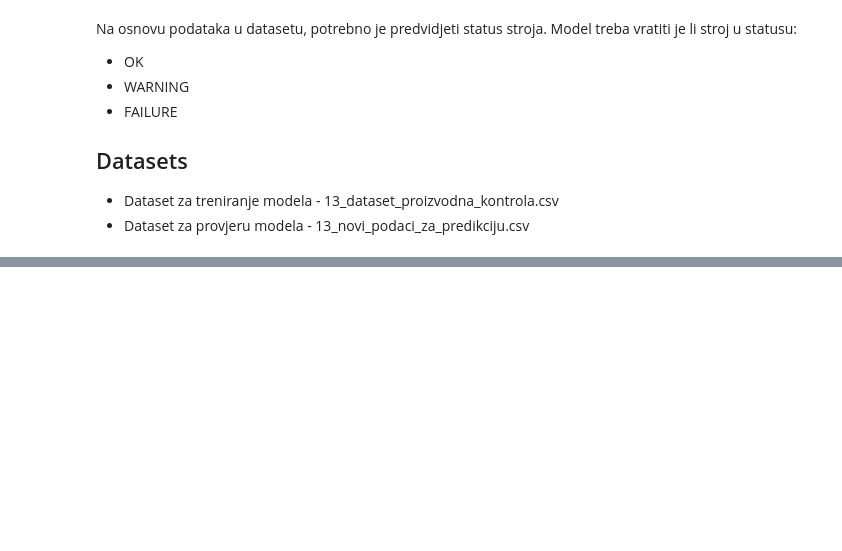
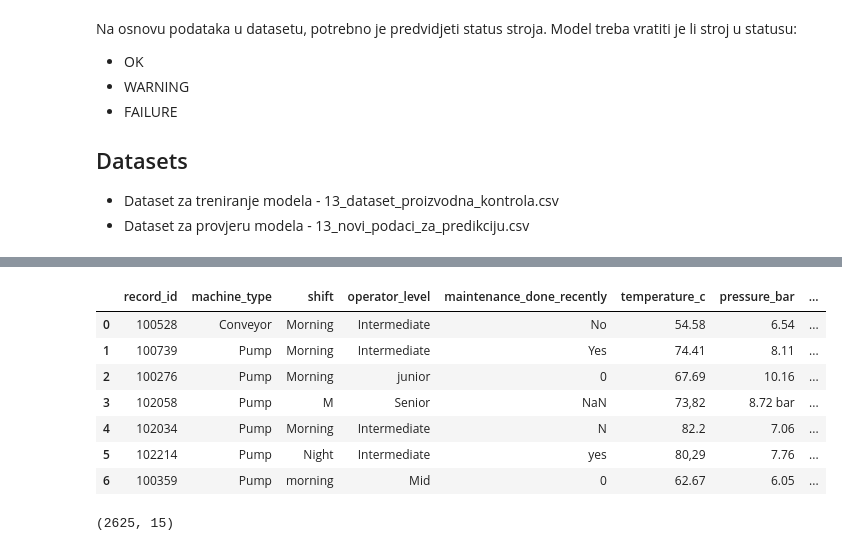
Before and after one commit to python-developer-algebra-klujic/pyds-ponavljanje, a Jupyter notebook: 10_klasifikacija_ponavljanje.ipynb, the cells around one changed output, grey strips where cells are left out. Cells and saved outputs as stored; diff of their text form; code cells hidden in the pictures; blank space fills up the shorter version.

```diff
--- a/10_klasifikacija_ponavljanje.ipynb
+++ b/10_klasifikacija_ponavljanje.ipynb
@@ -31,0 +23,17 @@ df
+# %%
+# df = pd.read_csv('data/13_dataset_proizvodna_kontrola.csv', on_bad_lines='skip')
+df = pd.read_csv('data/13_dataset_proizvodna_kontrola.csv', sep=';')
+df.head(7)
+# %% [output]
+|  | record_id | machine_type | shift | operator_level | maintenance_done_recently | temperature_c | pressure_bar | ... |
+| 0 | 100528 | Conveyor | Morning | Intermediate | No | 54.58 | 6.54 | ... |
+| 1 | 100739 | Pump | Morning | Intermediate | Yes | 74.41 | 8.11 | ... |
+| 2 | 100276 | Pump | Morning | junior | 0 | 67.69 | 10.16 | ... |
+| 3 | 102058 | Pump | M | Senior | NaN | 73,82 | 8.72 bar | ... |
+| 4 | 102034 | Pump | Morning | Intermediate | N | 82.2 | 7.06 | ... |
+| 5 | 102214 | Pump | Night | Intermediate | yes | 80,29 | 7.76 | ... |
+| 6 | 100359 | Pump | morning | Mid | 0 | 62.67 | 6.05 | ... |
+# %%
+df.shape
+# %% [output]
+(2625, 15)
```
Also changed, not shown: parts of 32 cells of this notebook.
